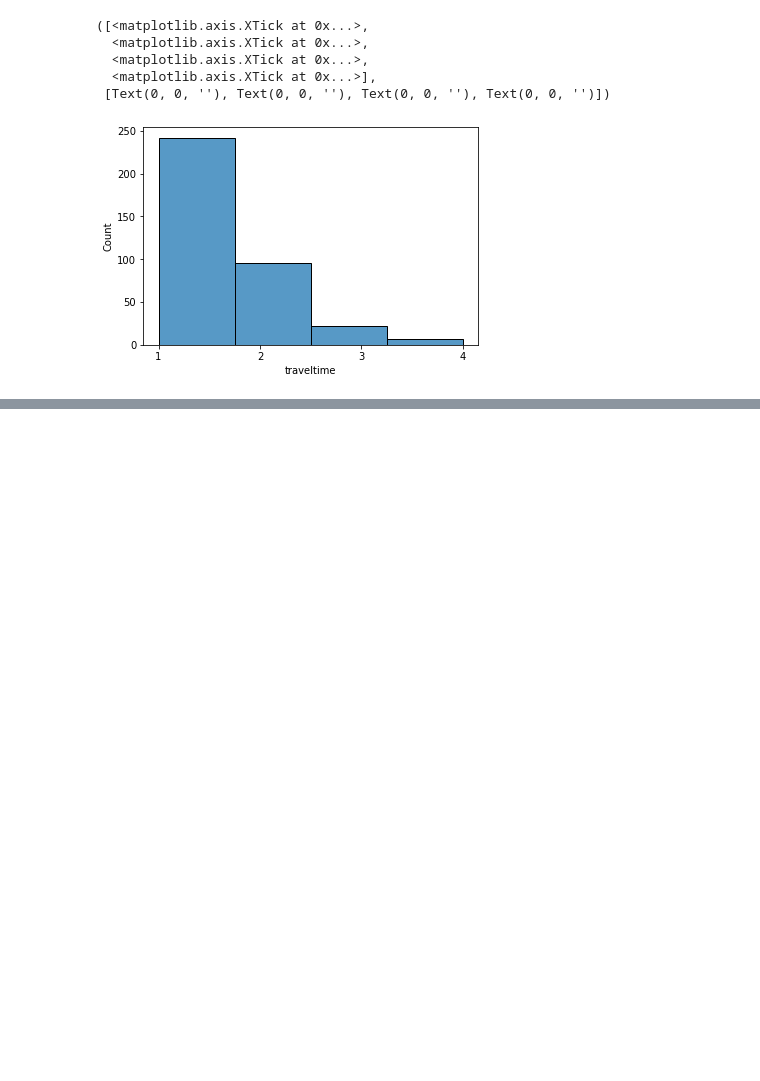
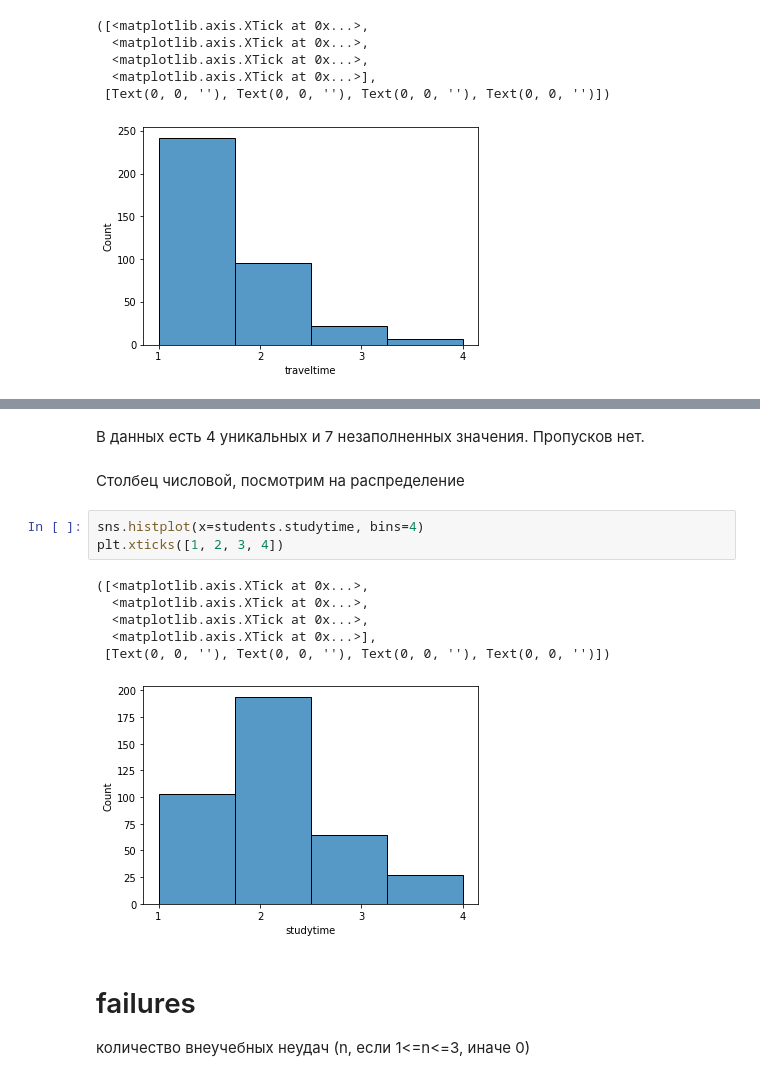
Before and after one commit to UndyingSerpent/skillfactory, a Jupyter notebook: module_2/Project_2.ipynb, the cells around one changed output, grey strips where cells are left out. Cells and saved outputs as stored; diff of their text form; blank space fills up the shorter version.

```diff
--- a/module_2/Project_2.ipynb
+++ b/module_2/Project_2.ipynb
@@ -470,0 +523,18 @@ plt.xticks([1, 2, 3, 4])
+# %% [markdown]
+В данных есть 4 уникальных и 7 незаполненных значения.
+Пропусков нет.
+# %% [markdown]
+Столбец числовой, посмотрим на распределение
+# %%
+sns.histplot(x=students.studytime, bins=4)
+plt.xticks([1, 2, 3, 4])
+# %% [output]
+([<matplotlib.axis.XTick at 0x...>,
+  <matplotlib.axis.XTick at 0x...>,
+  <matplotlib.axis.XTick at 0x...>,
+  <matplotlib.axis.XTick at 0x...>],
+ [Text(0, 0, ''), Text(0, 0, ''), Text(0, 0, ''), Text(0, 0, '')])
+[figure, added]
+# %% [markdown]
+# failures
+ количество внеучебных неудач (n, если 1<=n<=3, иначе 0)
```
Also changed, not shown: parts of 96 cells of this notebook.
